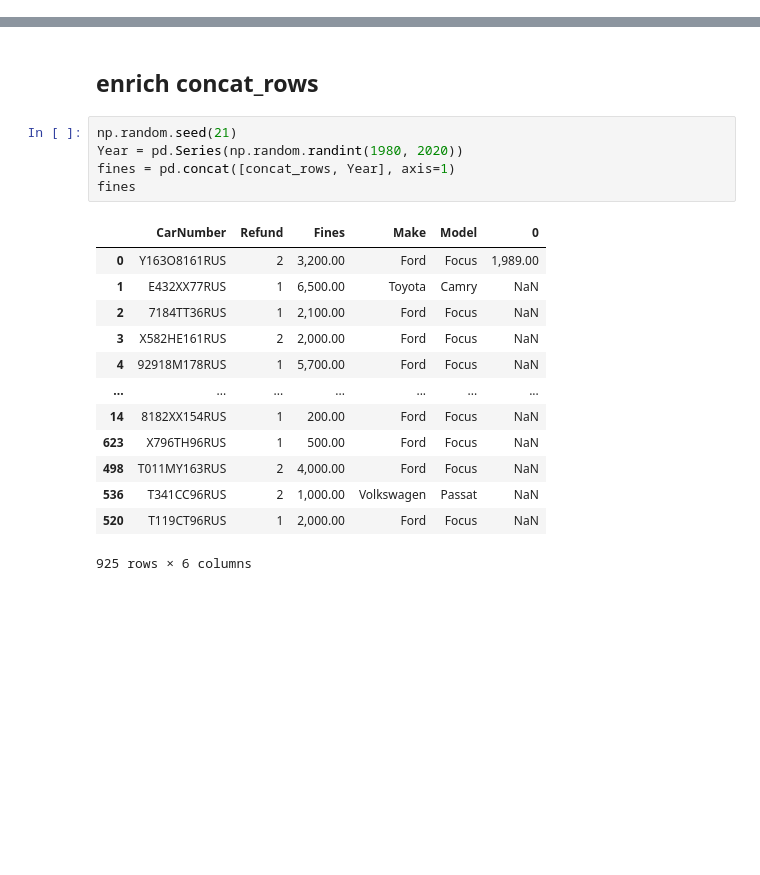
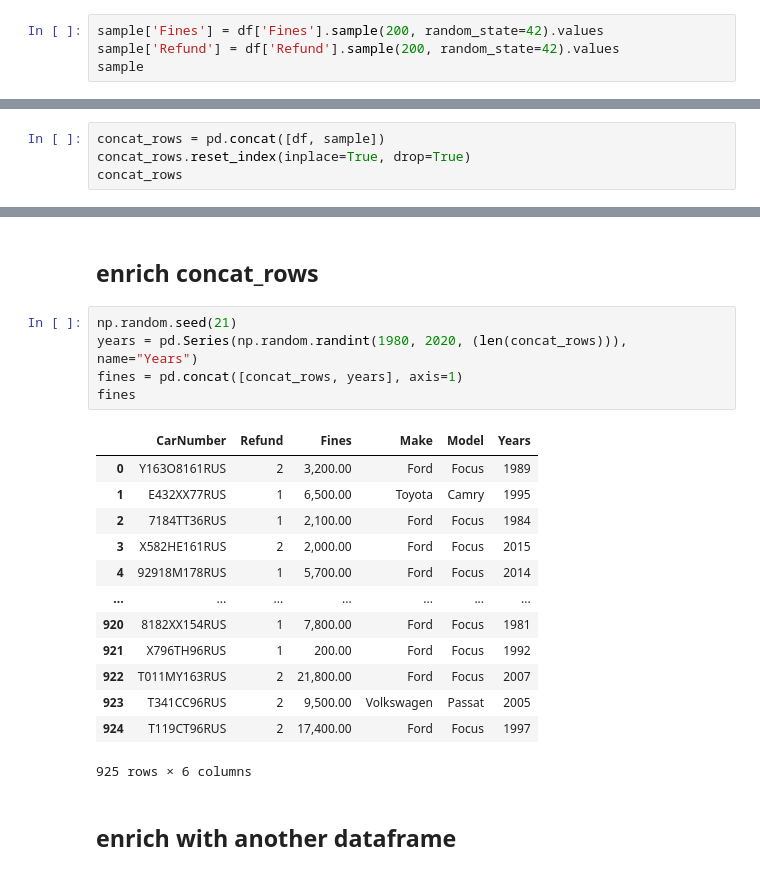
Before and after one commit to greg-gav/Python_DS_42_Picine, a Jupyter notebook: day_05/ex04/enrichment.ipynb, the cells around one changed output, grey strips where cells are left out. Saved outputs shown, nothing was run; the diff lists cells and outputs as text; blank space fills up the shorter version.

```diff
--- a/day_05/ex04/enrichment.ipynb
+++ b/day_05/ex04/enrichment.ipynb
@@ -46,0 +46,4 @@ memory usage: 147.9 KB
+# %%
+sample['Fines'] = df['Fines'].sample(200, random_state=42).values
+sample['Refund'] = df['Refund'].sample(200, random_state=42).values
+sample
@@ -46,0 +64,4 @@ memory usage: 147.9 KB
+# %%
+concat_rows = pd.concat([df, sample])
+concat_rows.reset_index(inplace=True, drop=True)
+concat_rows
@@ -48,20 +83,22 @@ memory usage: 147.9 KB
 ## enrich concat_rows
 # %%
 np.random.seed(21)
-Year = pd.Series(np.random.randint(1980, 2020))
-fines = pd.concat([concat_rows, Year], axis=1)
+years = pd.Series(np.random.randint(1980, 2020, (len(concat_rows))), name="Years")
+fines = pd.concat([concat_rows, years], axis=1)
 fines
 # %% [output]
-|  | CarNumber | Refund | Fines | Make | Model | 0 |
-| 0 | Y163O8161RUS | 2 | 3,200.00 | Ford | Focus | 1,989.00 |
-| 1 | E432XX77RUS | 1 | 6,500.00 | Toyota | Camry | NaN |
-| 2 | 7184TT36RUS | 1 | 2,100.00 | Ford | Focus | NaN |
-| 3 | X582HE161RUS | 2 | 2,000.00 | Ford | Focus | NaN |
-| 4 | 92918M178RUS | 1 | 5,700.00 | Ford | Focus | NaN |
+|  | CarNumber | Refund | Fines | Make | Model | Years |
+| 0 | Y163O8161RUS | 2 | 3,200.00 | Ford | Focus | 1989 |
+| 1 | E432XX77RUS | 1 | 6,500.00 | Toyota | Camry | 1995 |
+| 2 | 7184TT36RUS | 1 | 2,100.00 | Ford | Focus | 1984 |
+| 3 | X582HE161RUS | 2 | 2,000.00 | Ford | Focus | 2015 |
+| 4 | 92918M178RUS | 1 | 5,700.00 | Ford | Focus | 2014 |
 | ... | ... | ... | ... | ... | ... | ... |
-| 14 | 8182XX154RUS | 1 | 200.00 | Ford | Focus | NaN |
-| 623 | X796TH96RUS | 1 | 500.00 | Ford | Focus | NaN |
-| 498 | T011MY163RUS | 2 | 4,000.00 | Ford | Focus | NaN |
-| 536 | T341CC96RUS | 2 | 1,000.00 | Volkswagen | Passat | NaN |
-| 520 | T119CT96RUS | 1 | 2,000.00 | Ford | Focus | NaN |
+| 920 | 8182XX154RUS | 1 | 7,800.00 | Ford | Focus | 1981 |
+| 921 | X796TH96RUS | 1 | 200.00 | Ford | Focus | 1992 |
+| 922 | T011MY163RUS | 2 | 21,800.00 | Ford | Focus | 2007 |
+| 923 | T341CC96RUS | 2 | 9,500.00 | Volkswagen | Passat | 2005 |
+| 924 | T119CT96RUS | 2 | 17,400.00 | Ford | Focus | 1997 |
 925 rows × 6 columns
+# %% [markdown]
+## enrich with another dataframe
```
Also changed, not shown: parts of 14 cells of this notebook, 18 other files.
